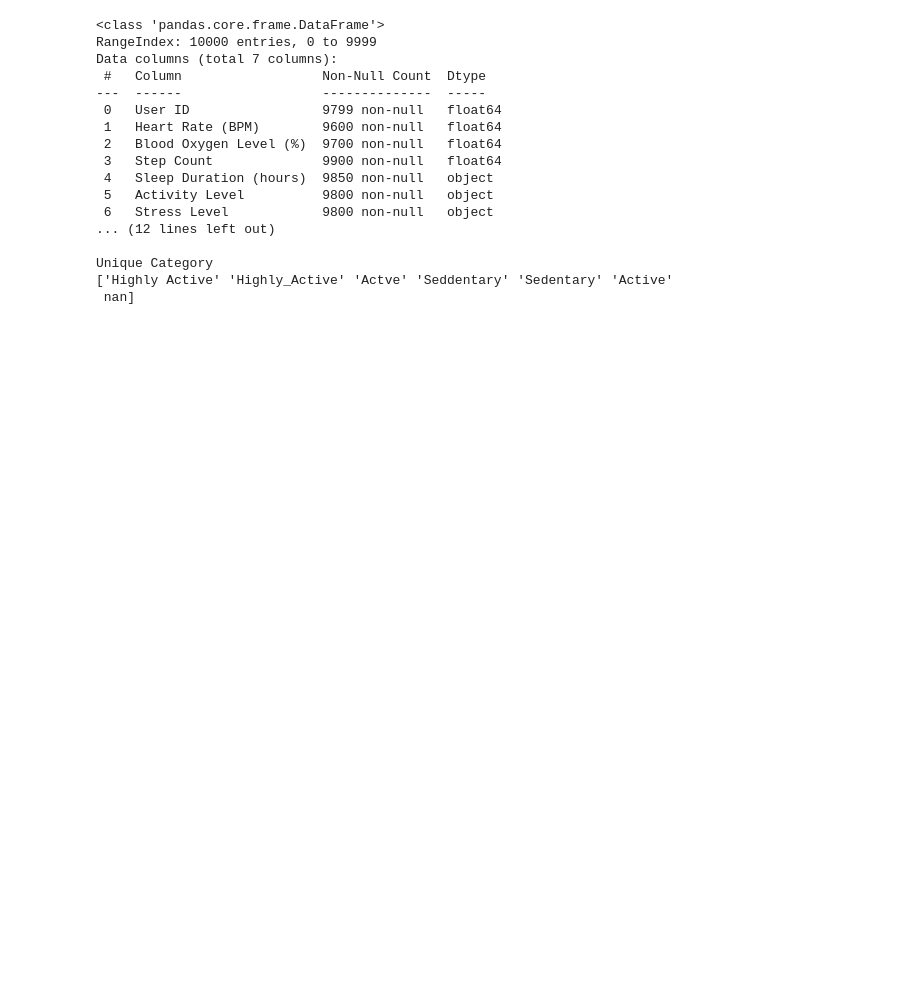
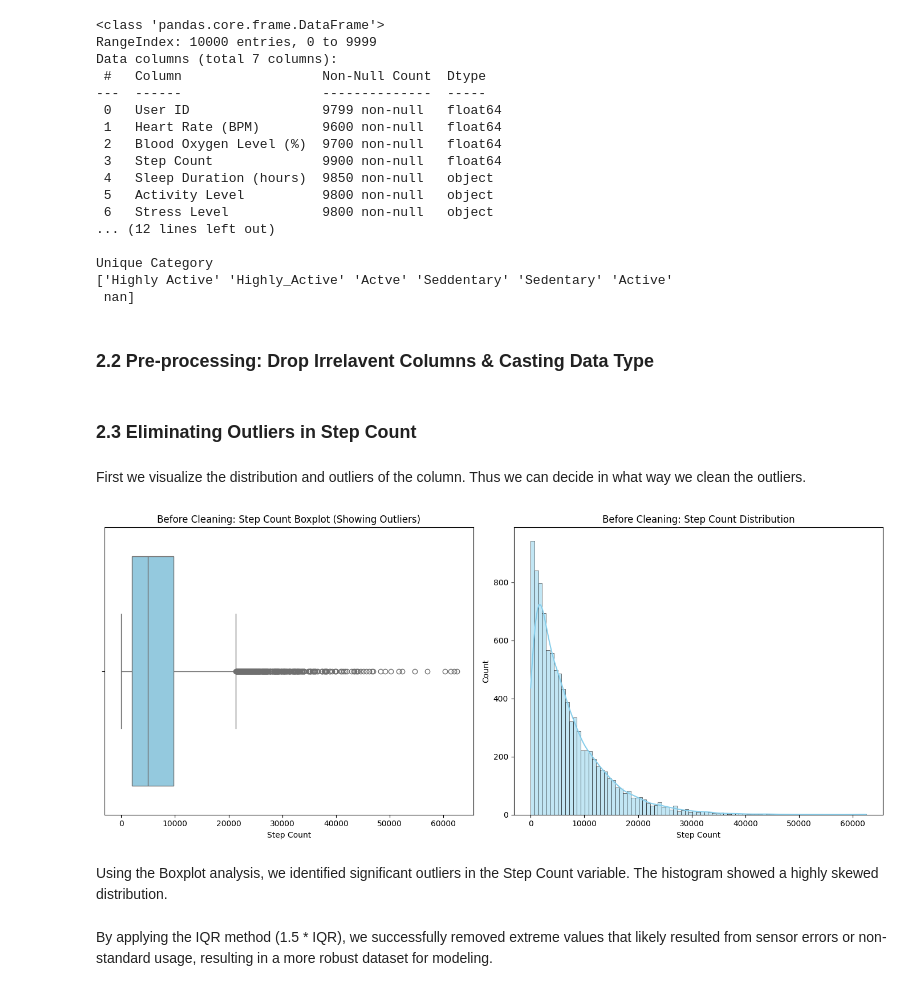
Before and after one commit to LuoYanHao-2025/Data_Science_Group31, a Jupyter notebook: project.ipynb, the cells around one changed output. Saved outputs shown, nothing was run; the diff lists cells and outputs as text; code cells hidden in the pictures; blank space fills up the shorter version.

```diff
--- a/project.ipynb
+++ b/project.ipynb
@@ -10,3 +17,3 @@ Mounted at /content/drive
 # %%
-file_path = "/content/drive/MyDrive/WIA1007_Project/smartwatch_health_data.csv"
+file_path = "/content/drive/MyDrive/WIA1007_Project/unclean_smartwatch_health_data.csv"
 df = pd.read_csv(file_path)
@@ -36,10 +46,38 @@ Data columns (total 7 columns):
 Unique Category
 ['Highly Active' 'Highly_Active' 'Actve' 'Seddentary' 'Sedentary' 'Active'
  nan]
+# %% [markdown]
+### 2.2 Pre-processing: Drop Irrelavent Columns & Casting Data Type
 # %%
 df = df.drop(columns=['Heart Rate (BPM)', 'Blood Oxygen Level (%)'], errors='ignore')
 # %%
 df['Sleep Duration (hours)'] = pd.to_numeric(df['Sleep Duration (hours)'], errors='coerce')
+# %% [markdown]
+### 2.3 Eliminating Outliers in Step Count
+# %% [markdown]
+First we visualize the distribution and outliers of the column. Thus we can decide in what way we clean the outliers.
+# %%
+# figure 1
+plt.figure(figsize=(14, 6))
+
+# subplot: boxplot
+plt.subplot(1, 2, 1)
+sns.boxplot(x=df['Step Count'], color='skyblue')
+plt.title('Before Cleaning: Step Count Boxplot (Showing Outliers)')
+plt.xlabel('Step Count')
+
+# sublot: histogram
+plt.subplot(1, 2, 2)
+sns.histplot(df['Step Count'], kde=True, color='skyblue')
+plt.title('Before Cleaning: Step Count Distribution')
+plt.xlabel('Step Count')
+
+plt.tight_layout()
+plt.show()
+# %% [output]
+[figure, added]
+# %% [markdown]
+Using the Boxplot analysis, we identified significant outliers in the Step Count variable. The histogram showed a highly skewed distribution.
 # %%
 Q1 = df['Step Count'].quantile(0.25)
 Q3 = df['Step Count'].quantile(0.75)
@@ -48,3 +86,5 @@ lower_bound = Q1 - 1.5 * IQR
 upper_bound = Q3 + 1.5 * IQR
 # %%
 df = df[(df['Step Count'] >= lower_bound) & (df['Step Count'] <= upper_bound)]
+# %% [markdown]
+ By applying the IQR method (1.5 * IQR), we successfully removed extreme values that likely resulted from sensor errors or non-standard usage, resulting in a more robust dataset for modeling.
```
Also changed, not shown: parts of 10 cells of this notebook.
